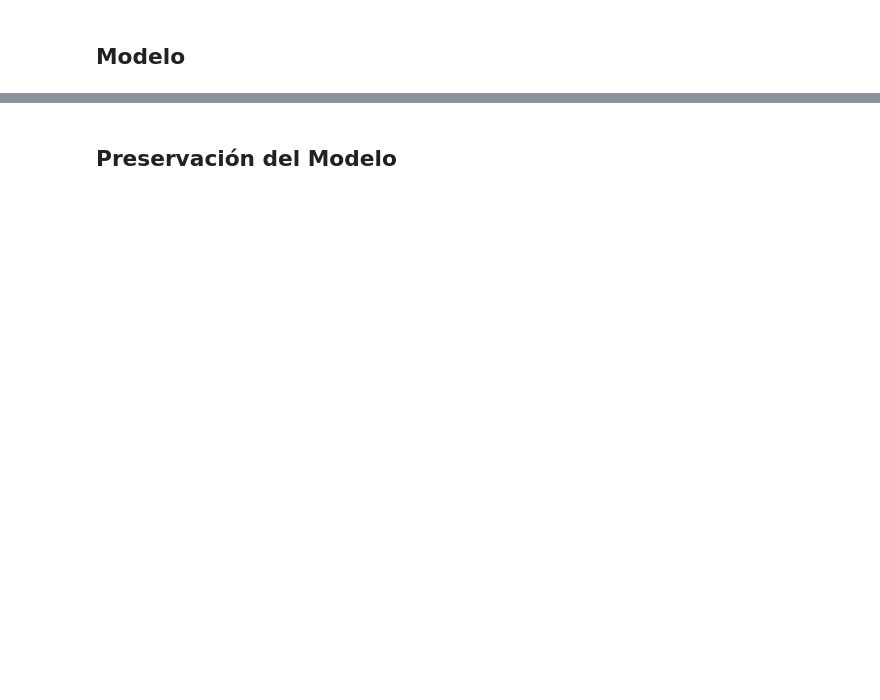
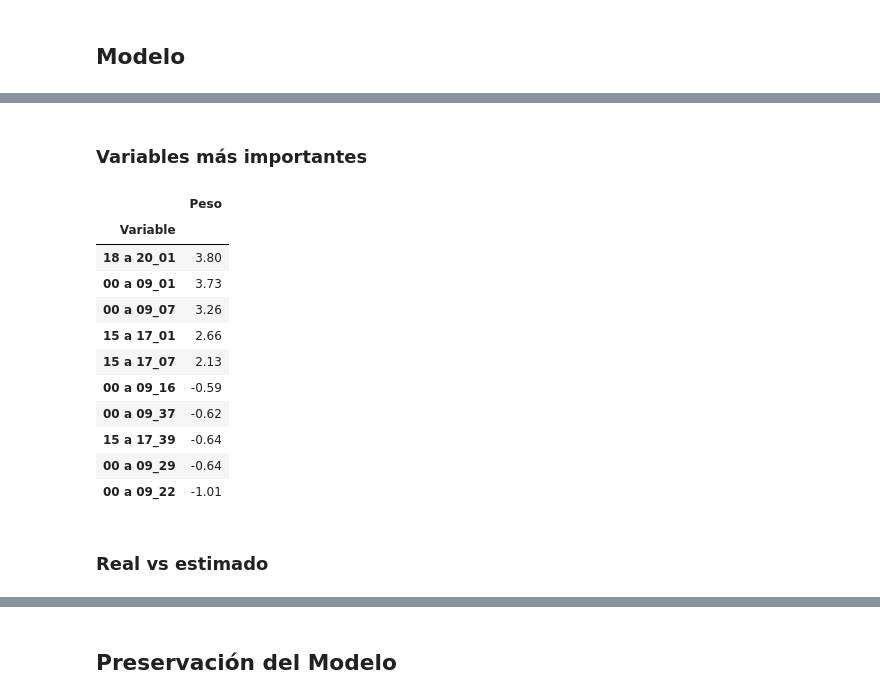
Before and after one commit to Afroefras/ecobici_forecast, a Jupyter notebook: scripts/EcoBici_Model.ipynb, the cells around one changed output, grey strips where cells are left out. Drawn from its saved outputs; the diff is of its cells as text; code cells hidden in the pictures; blank space fills up the shorter version.

```diff
--- a/scripts/EcoBici_Model.ipynb
+++ b/scripts/EcoBici_Model.ipynb
@@ -496 +50,22 @@ Train score:    100.00%
+# %% [markdown]
+### Variables más importantes
+# %%
+n_vars = 10
+
+coef.head(n_vars//2).append(coef.tail(n_vars//2)).style.format("{:.2f}")
+# %% [output]
+|  | Peso |
+| Variable |  |
+| 18 a 20_01 | 3.80 |
+| 00 a 09_01 | 3.73 |
+| 00 a 09_07 | 3.26 |
+| 15 a 17_01 | 2.66 |
+| 15 a 17_07 | 2.13 |
+| 00 a 09_16 | -0.59 |
+| 00 a 09_37 | -0.62 |
+| 15 a 17_39 | -0.64 |
+| 00 a 09_29 | -0.64 |
+| 00 a 09_22 | -1.01 |
+# %% [markdown]
+### Real vs estimado
 # %%
```
Also changed, not shown: parts of 10 cells of this notebook, 2 other files.
